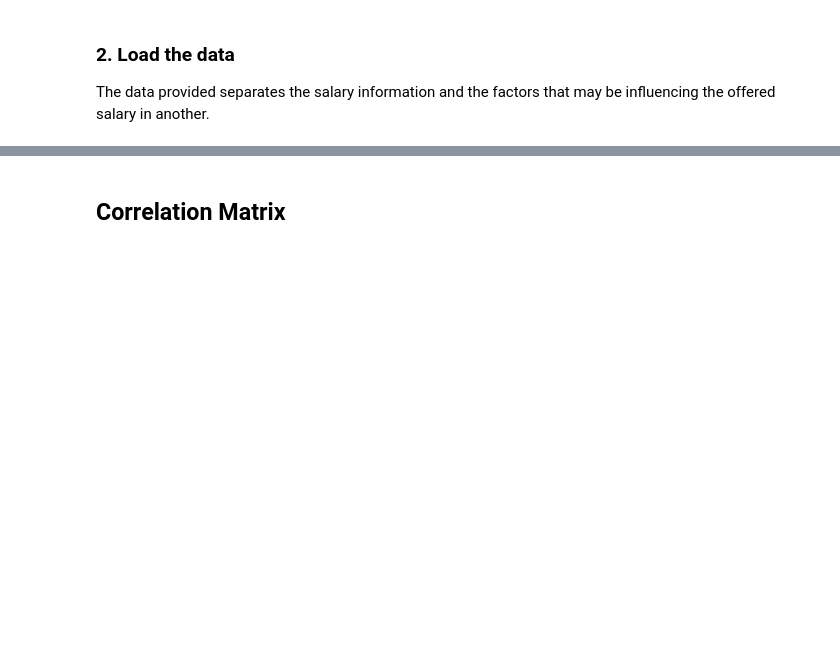
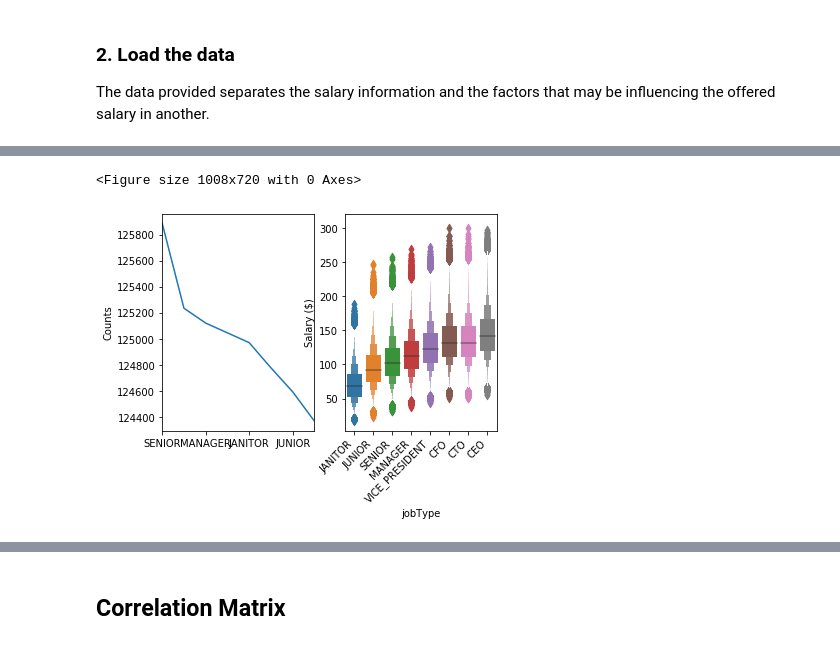
Before and after one commit to jma199/salarypredictionportfolio, a Jupyter notebook: Salary Prediction Project Notebook.ipynb, the cells around one changed output, grey strips where cells are left out. Drawn from its saved outputs; the diff is of its cells as text; code cells hidden in the pictures; blank space fills up the shorter version.

```diff
--- a/Salary Prediction Project Notebook.ipynb
+++ b/Salary Prediction Project Notebook.ipynb
@@ -146,0 +148,4 @@ The salary data appears to have one peak and be symmetrically distributed.
+# %%
+# Summarize each feature variable
+features = list(train_features_df.columns)
+print(features)
@@ -146,0 +389,32 @@ The salary data appears to have one peak and be symmetrically distributed.
+# %%
+# Define a function for categorical features
+
+def plot_catFeat(df, col):
+    '''Make 2 plots for categorical features:
+    left: distribution of samples
+    right: dependence of salary on feature
+    '''
+
+    plt.figure(figsize = (14,10))
+    plt.subplots()
+
+    plt.subplot(1,2,1)
+    mean = df.groupby([col])['salary'].mean()
+    ind = mean.sort_values().index
+
+    df[col].value_counts().plot()
+    plt.ylabel('Counts')
+
+    plt.subplot(1,2,2)
+    mean = df.groupby([col])['salary'].mean()
+    ind = mean.sort_values().index
+
+    sns.boxenplot(x= col, y = 'salary', data= df, order= ind)
+    plt.xlabel(col)
+    plt.ylabel('Salary ($)')
+    plt.xticks(rotation = 45, horizontalalignment = 'right')
+# %%
+plot_catFeat(training_df, 'jobType')
+# %% [output]
+<Figure size 1008x720 with 0 Axes>
+[figure, added]
```
Also changed, not shown: parts of 81 cells of this notebook.
